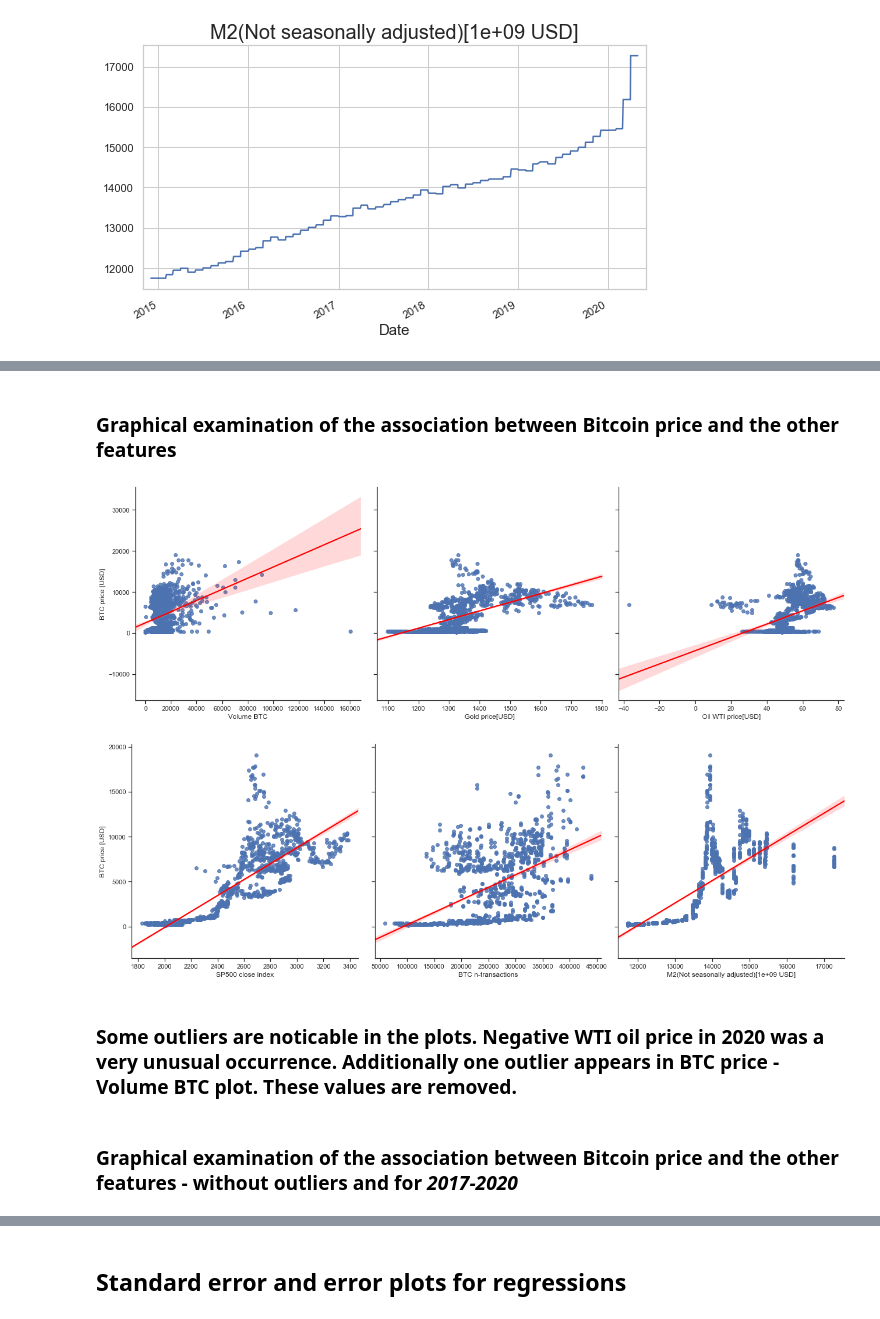
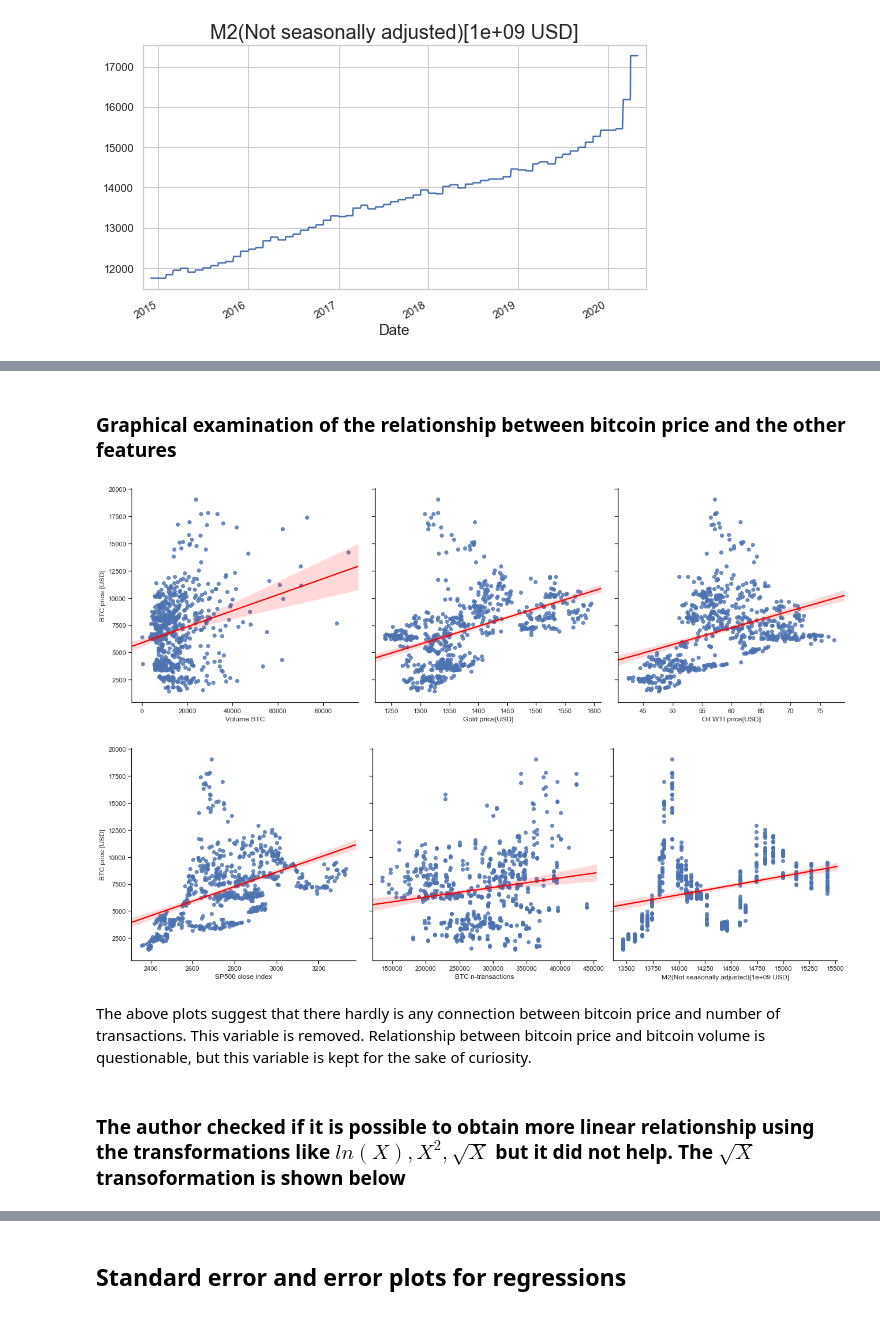
Before and after one commit to fakecoinbase/wbonickislashskills, a Jupyter notebook: bitcoin mulitilinear regression/BTC_multilinear_regression.ipynb, the cells around one changed output, grey strips where cells are left out. Saved outputs shown, nothing was run; the diff lists cells and outputs as text; code cells hidden in the pictures.

Commit message:
modified bitcoin regression

```diff
--- a/bitcoin mulitilinear regression/BTC_multilinear_regression.ipynb
+++ b/bitcoin mulitilinear regression/BTC_multilinear_regression.ipynb
@@ -57,0 +65,4 @@ for i in data.columns:
+# %%
+data2=data.copy()
+date_mask = (data2.index > pd.to_datetime('2017-05-01')) & (data2.index < pd.to_datetime('2020-02-01'))
+data2 = data2[date_mask]
@@ -58,12 +79,10 @@ for i in data.columns:
 # %% [markdown]
-### Graphical examination of the association between Bitcoin price and the other features
+### Graphical examination of the relationship between bitcoin price and the other features
 # %%
 sns.set(style="ticks", color_codes=True)
-for i in range(1,len(data.columns),3):
-    g = sns.PairGrid(data,y_vars='BTC price [USD]',x_vars=data.columns[i:i+3],height=6)
+for i in range(1,len(data2.columns),3):
+    g = sns.PairGrid(data2,y_vars='BTC price [USD]',x_vars=data2.columns[i:i+3],height=6)
     g.map(sns.regplot,order=1,line_kws={'color':'red'})
 # %% [output]
-[figure, old version]
+[figure, new version]
-[figure, old version]
+[figure, new version]
-# %% [markdown]
-### Some outliers are noticable in the plots. Negative WTI oil price in 2020 was a very unusual occurrence. Additionally one outlier appears in BTC price - Volume BTC plot. These values are removed.
@@ -73,2 +89,2 @@ data2.drop(index=data2[data2['Oil WTI price[USD]']<0].index,inplace=True)
-# %% [markdown]
-### Graphical examination of the association between Bitcoin price and the other features - without outliers and for _2017-2020_
+# %% [markdown]
+The above plots suggest that there hardly is any connection between bitcoin price and number of transactions. This variable is removed. Relationship between bitcoin price and bitcoin volume is questionable, but this variable is kept for the sake of curiosity.
@@ -75 +93,3 @@ data2.drop(index=data2[data2['Oil WTI price[USD]']<0].index,inplace=True)
+# %% [markdown]
+### The author checked if it is possible to obtain more linear relationship using the transformations like $ ln(X), X^2, \sqrt{X} $ but it did not help. The $ \sqrt{X} $ transoformation is shown below
 # %%
```
Also changed, not shown: parts of 53 cells of this notebook, 1 other file.
